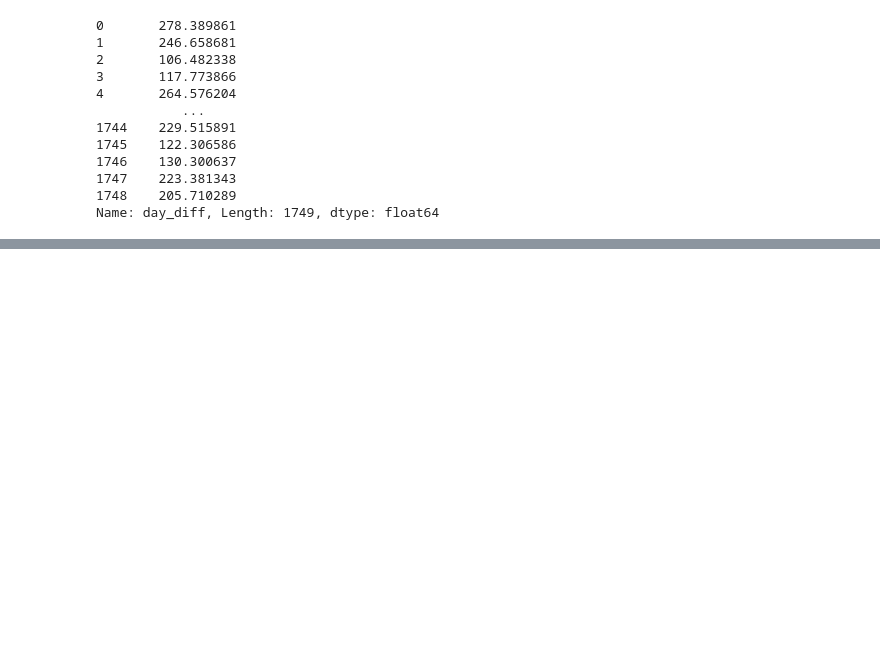
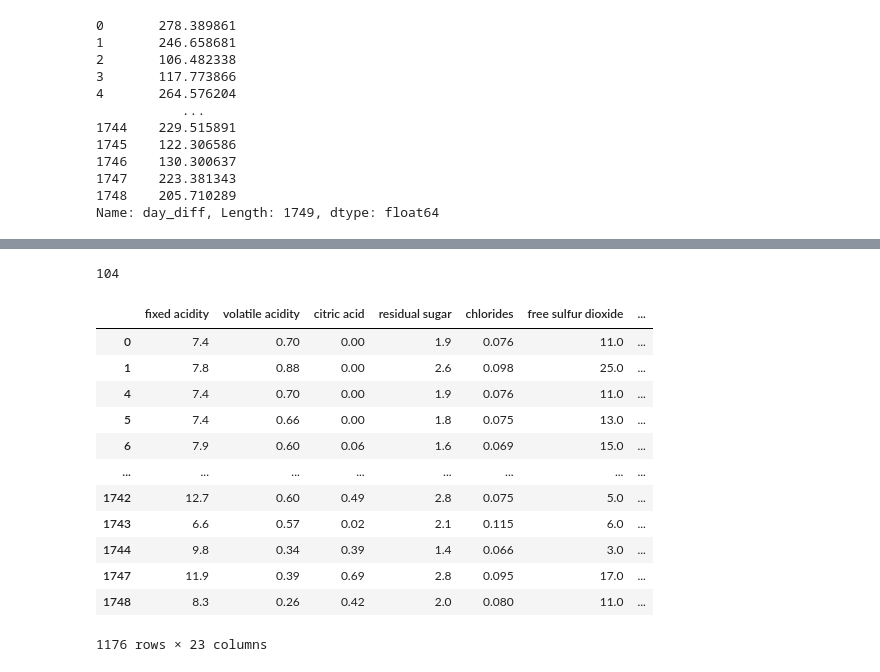
Before and after one commit to Jash1992/AcademyPublic, a Jupyter notebook: Untitled2.ipynb, the cells around one changed output, grey strips where cells are left out. Drawn from its saved outputs; the diff is of its cells as text; code cells hidden in the pictures; blank space fills up the shorter version.

```diff
--- a/Untitled2.ipynb
+++ b/Untitled2.ipynb
@@ -294,0 +304,2 @@ Name: day_diff, Length: 1749, dtype: float64
+# %%
+pd.set_option('display.max_columns', None)
@@ -294,0 +315,2 @@ Name: day_diff, Length: 1749, dtype: float64
+# %%
+df.set_index('date').resample('M').size()
@@ -294,0 +330,2 @@ Name: day_diff, Length: 1749, dtype: float64
+# %%
+df = df[df['date'] < '2021-05-01']
@@ -294,0 +340,4 @@ Name: day_diff, Length: 1749, dtype: float64
+# %%
+len(train[train.duplicated(subset = feature_analyze_duplicates, keep=False)])
+# %% [output]
+104
@@ -294,0 +357,16 @@ Name: day_diff, Length: 1749, dtype: float64
+# %%
+df.head(1222222222)
+# %% [output]
+|  | fixed acidity | volatile acidity | citric acid | residual sugar | chlorides | free sulfur dioxide | ... |
+| 0 | 7.4 | 0.70 | 0.00 | 1.9 | 0.076 | 11.0 | ... |
+| 1 | 7.8 | 0.88 | 0.00 | 2.6 | 0.098 | 25.0 | ... |
+| 4 | 7.4 | 0.70 | 0.00 | 1.9 | 0.076 | 11.0 | ... |
+| 5 | 7.4 | 0.66 | 0.00 | 1.8 | 0.075 | 13.0 | ... |
+| 6 | 7.9 | 0.60 | 0.06 | 1.6 | 0.069 | 15.0 | ... |
+| ... | ... | ... | ... | ... | ... | ... | ... |
+| 1742 | 12.7 | 0.60 | 0.49 | 2.8 | 0.075 | 5.0 | ... |
+| 1743 | 6.6 | 0.57 | 0.02 | 2.1 | 0.115 | 6.0 | ... |
+| 1744 | 9.8 | 0.34 | 0.39 | 1.4 | 0.066 | 3.0 | ... |
+| 1747 | 11.9 | 0.39 | 0.69 | 2.8 | 0.095 | 17.0 | ... |
+| 1748 | 8.3 | 0.26 | 0.42 | 2.0 | 0.080 | 11.0 | ... |
+1176 rows × 23 columns
```
Also changed, not shown: parts of 10 cells of this notebook.
